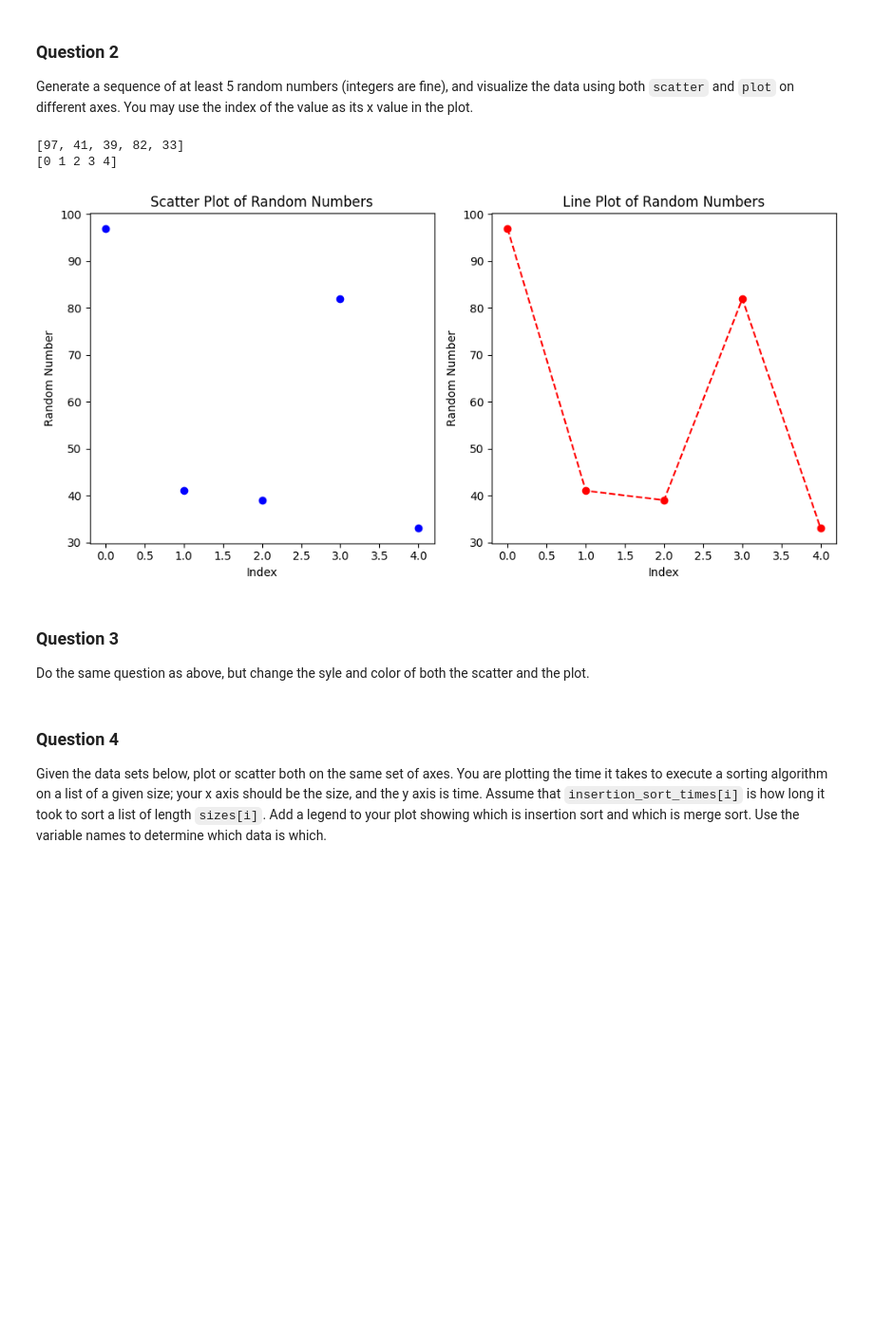
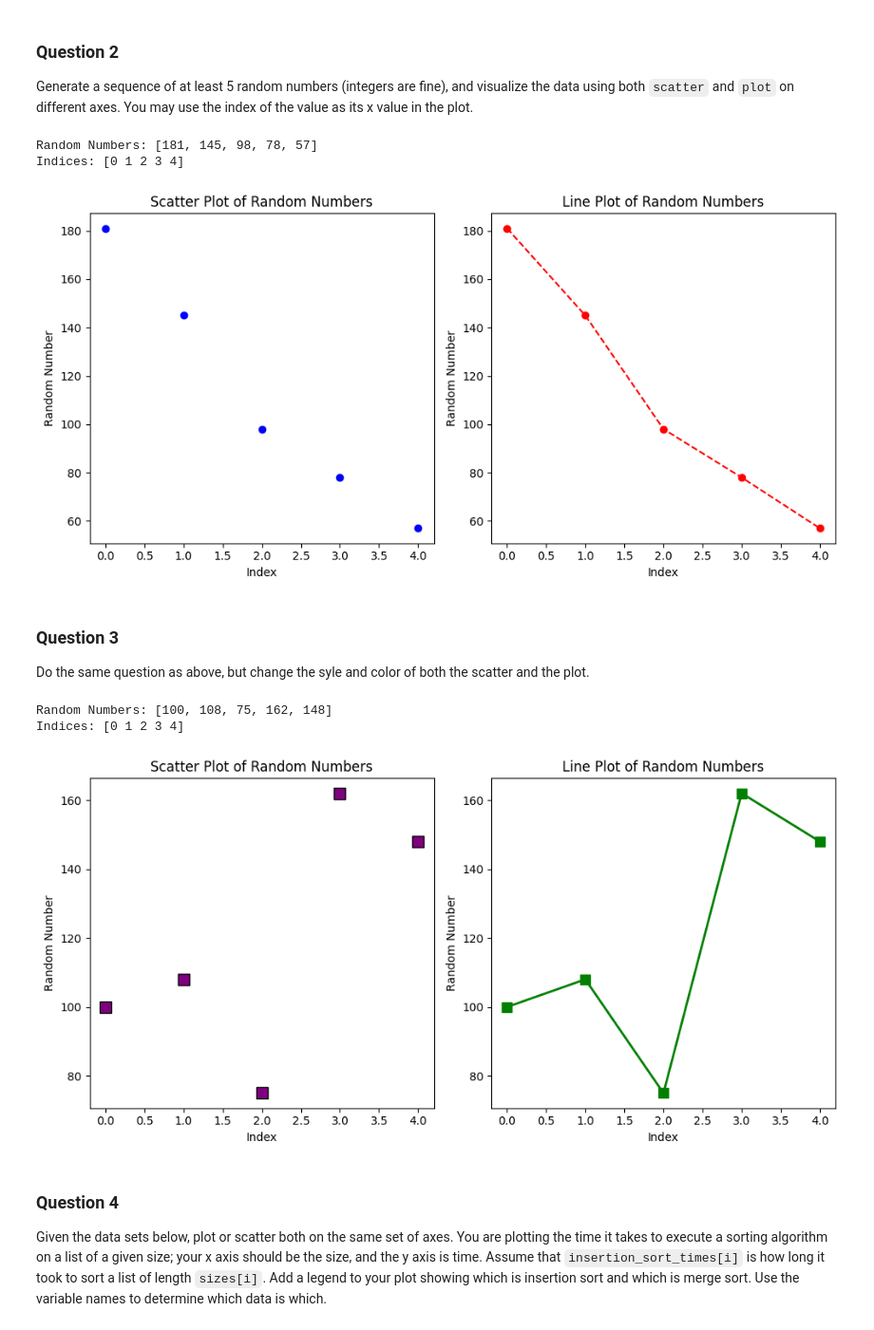
Before and after one commit to anjana-codes/webmin-03-project, a Jupyter notebook: pyplot.ipynb, the cells around one changed output. Shown at 95% size. Saved outputs shown, nothing was run; the diff lists cells and outputs as text; code cells hidden in the pictures; blank space fills up the shorter version.

```diff
--- a/pyplot.ipynb
+++ b/pyplot.ipynb
@@ -74,11 +74,12 @@ import numpy as np
 
 # Generate 5 random integers for y_axis
 random_numbers = [random.randint(20, 200) for _ in range(5)]
-print (random_numbers)
+print("Random Numbers:", random_numbers)
 
 # Create x-axis values (indices)
 x = np.arange(len(random_numbers))
-print(x)
+print("Indices:", x)
+
 # Create the plots
 plt.figure(figsize=(10, 5))
 
@@ -97,12 +98,48 @@ plt.ylabel('Random Number')
 plt.tight_layout()
 plt.show()
 # %% [output]
-[97, 41, 39, 82, 33]
-[0 1 2 3 4]
+Random Numbers: [181, 145, 98, 78, 57]
+Indices: [0 1 2 3 4]
-[figure, old version]
+[figure, new version]
 # %% [markdown]
 ### Question 3
 Do the same question as above, but change the syle and color of both the scatter and the plot.
+# %%
+import matplotlib.pyplot as plt
+import numpy as np
+import random
+
+# Generate 5 random integers for y-axis
+random_numbers = [random.randint(20, 200) for _ in range(5)]
+print("Random Numbers:", random_numbers)
+
+# Create x-axis values (indices)
+x = np.arange(len(random_numbers))
+print("Indices:", x)
+
+# Create the plots
+plt.figure(figsize=(10, 5))
+
+# Scatter plot with updated style and color
+plt.subplot(1, 2, 1)
+plt.scatter(x, random_numbers, color='purple', marker='s', s=100, edgecolor='black')  # purple square with black edge
+plt.title('Scatter Plot of Random Numbers')
+plt.xlabel('Index')
+plt.ylabel('Random Number')
+
+# Line plot with updated style and color
+plt.subplot(1, 2, 2)
+plt.plot(x, random_numbers, color='green', marker='s', linestyle='-', linewidth=2, markersize=8)
+plt.title('Line Plot of Random Numbers')
+plt.xlabel('Index')
+plt.ylabel('Random Number')
+
+plt.tight_layout()
+plt.show()
+# %% [output]
+Random Numbers: [100, 108, 75, 162, 148]
+Indices: [0 1 2 3 4]
+[figure, added]
 # %% [markdown]
 ### Question 4
  Given the data sets below, plot or scatter both on the same set of axes.  You are plotting the time it takes to execute a sorting algorithm on a list of a given size; your x axis should be the size, and the y axis is time.  Assume that `insertion_sort_times[i]` is how long it took to sort a list of length `sizes[i]`.  Add a legend to your plot showing which is insertion sort and which is merge sort.  Use the variable names to determine which data is which.
```
